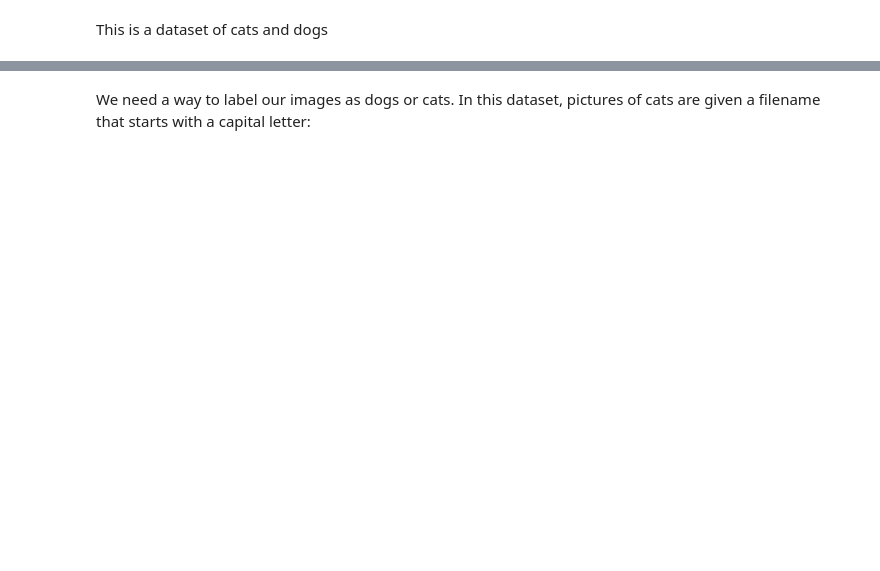
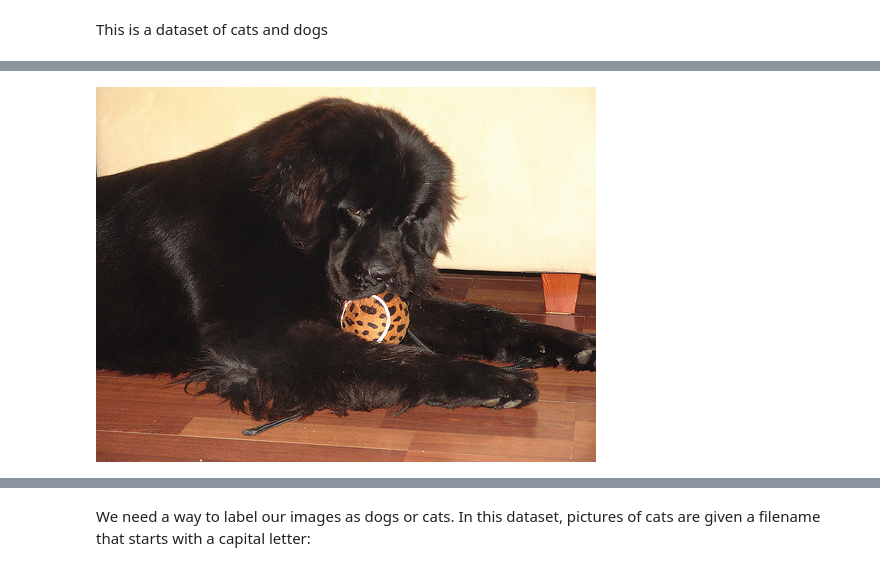
Before and after one commit to EmbraceLife/fastdebug, a Jupyter notebook: nbs/fastai_notebooks/0002_fastai_saving_a_basic_fastai_model.ipynb, the cells around one changed output, grey strips where cells are left out. Drawn from its saved outputs; the diff is of its cells as text; code cells hidden in the pictures; blank space fills up the shorter version.

```diff
--- a/nbs/fastai_notebooks/0002_fastai_saving_a_basic_fastai_model.ipynb
+++ b/nbs/fastai_notebooks/0002_fastai_saving_a_basic_fastai_model.ipynb
@@ -22,0 +379,10 @@ path = untar_data(URLs.PETS)/'images'
+# %%
+def randomdisplay(path):
+    randf = path.ls()[randint(0, len(path.ls())-1)]
+    # im = Image.open(randf)
+    im = PILImage.create(randf)
+    _ = pp(im, randf, im.shape, im.size)
+    return im
+# %%
+randomdisplay(path)
+# %% [output]
@@ -22,0 +394 @@ path = untar_data(URLs.PETS)/'images'
+[figure, added]
```
Also changed, not shown: parts of 64 cells of this notebook, 13 other files.
